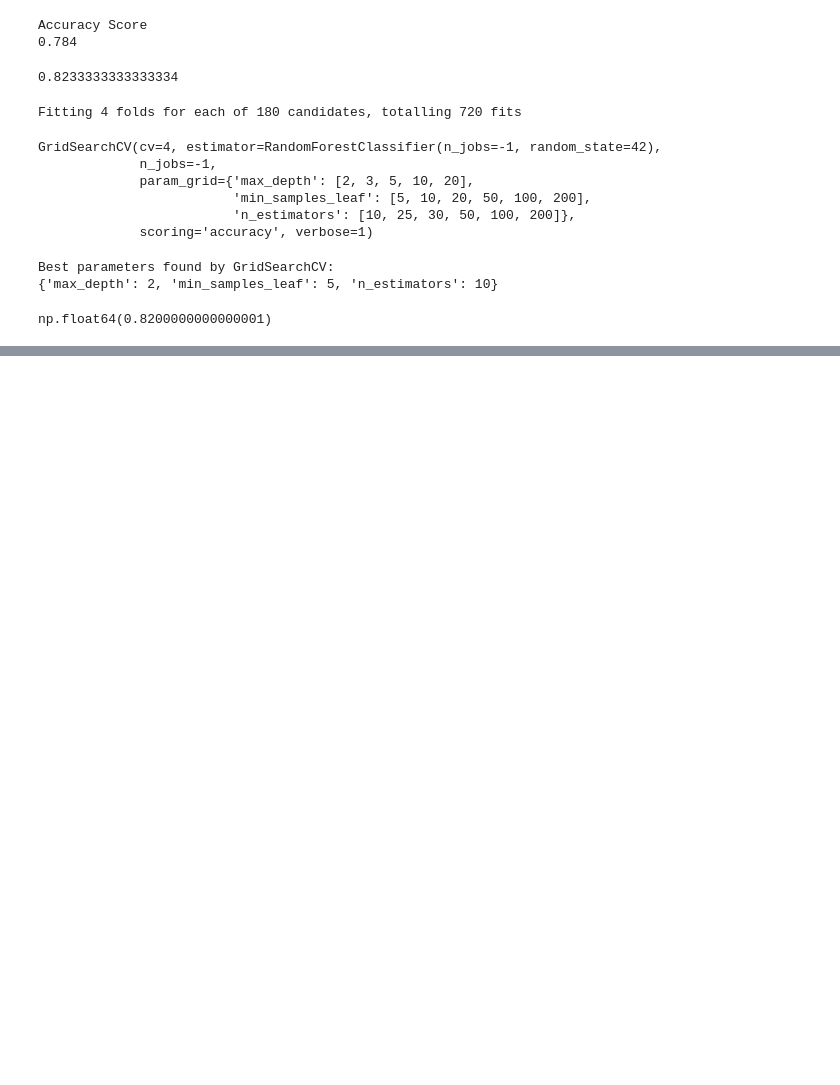
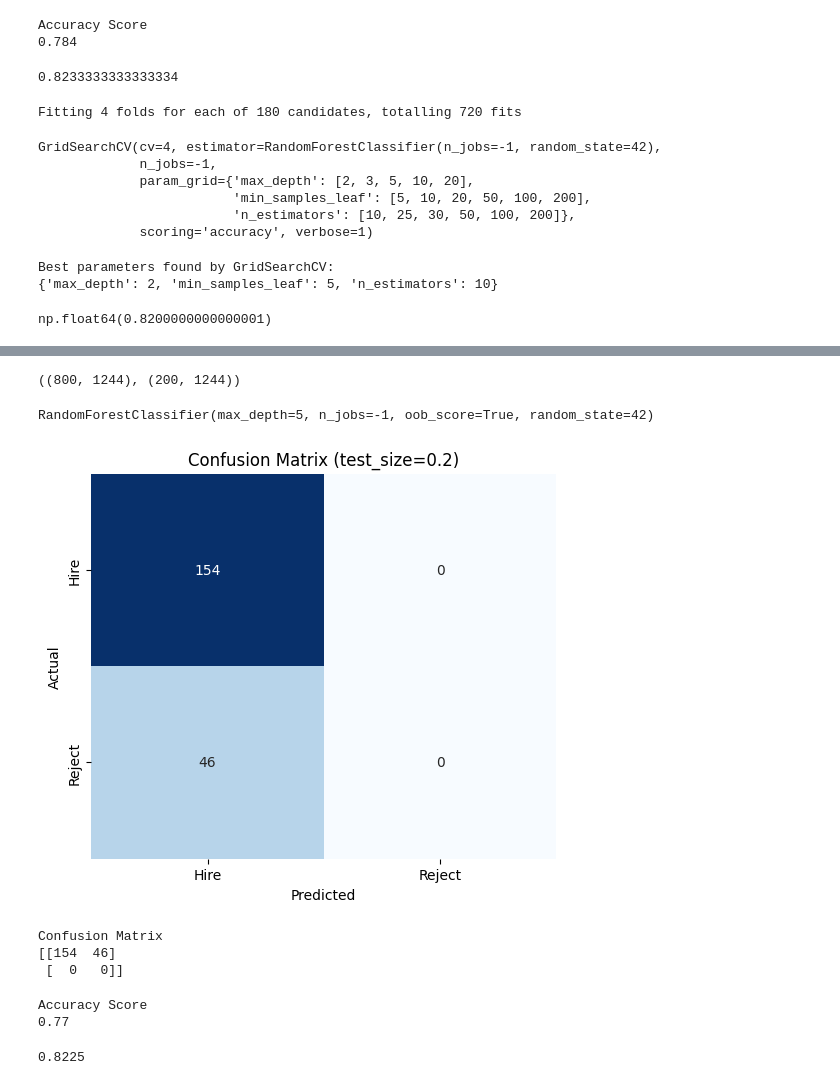
Before and after one commit to Krishna-Dhawangale/Resume-Screening-Machine-Learning-, a Jupyter notebook: Resume_Screening(Random_Forest).ipynb, the cells around one changed output, grey strips where cells are left out. Saved outputs shown, nothing was run; the diff lists cells and outputs as text; code cells hidden in the pictures; blank space fills up the shorter version.

```diff
--- a/Resume_Screening(Random_Forest).ipynb
+++ b/Resume_Screening(Random_Forest).ipynb
@@ -146,7 +146,7 @@ Index(['Resume_ID', 'Experience (Years)', 'Salary Expectation ($)',
       dtype='object', length=1244)
 # %%
 from sklearn.model_selection import train_test_split
-X_train, X_test, y_train,y_test = train_test_split(X,y,train_size=0.3,test_size=0.25,random_state=42)
+X_train, X_test, y_train,y_test = train_test_split(X,y,train_size=0.7,test_size=0.3,random_state=42)
 # %%
 X_train.shape,X_test.shape
 # %% [output]
@@ -213,0 +255,29 @@ np.float64(0.8200000000000001)
+# %%
+from sklearn.model_selection import train_test_split
+X_train, X_test, y_train,y_test = train_test_split(X,y,test_size=0.2,random_state=42)
+# %%
+X_train.shape,X_test.shape
+# %% [output]
+((800, 1244), (200, 1244))
+# %%
+from sklearn.ensemble import RandomForestClassifier
+rf_classifier = RandomForestClassifier(n_estimators=100, n_jobs=-1, max_depth=5, oob_score=True, random_state=42)
+rf_classifier.fit(X_train,y_train)
+# %% [output]
+RandomForestClassifier(max_depth=5, n_jobs=-1, oob_score=True, random_state=42)
+# %%
+import matplotlib.pyplot as plt
+import seaborn as sns
+from sklearn.metrics import confusion_matrix
+
+# Plotting the Confusion Matrix for test_size=0.2
+cm_0_2 = confusion_matrix(y_test, y_pred)
+plt.figure(figsize=(6, 5))
+sns.heatmap(cm_0_2, annot=True, fmt='d', cmap='Blues', cbar=False,
+            xticklabels=['Hire', 'Reject'], yticklabels=['Hire', 'Reject'])
+plt.xlabel('Predicted')
+plt.ylabel('Actual')
+plt.title('Confusion Matrix (test_size=0.2)')
+plt.show()
+# %% [output]
+[figure, added]
@@ -213,0 +289,18 @@ np.float64(0.8200000000000001)
+# %%
+print('Confusion Matrix')
+cm=confusion_matrix(y_pred, y_test)
+print(confusion_matrix(y_pred,y_test))
+# %% [output]
+Confusion Matrix
+[[154  46]
+ [  0   0]]
+# %%
+print('Accuracy Score')
+print(accuracy_score(y_pred,y_test))
+# %% [output]
+Accuracy Score
+0.77
+# %%
+rf_classifier.oob_score_
+# %% [output]
+0.8225
```
Also changed, not shown: parts of 10 cells of this notebook.
